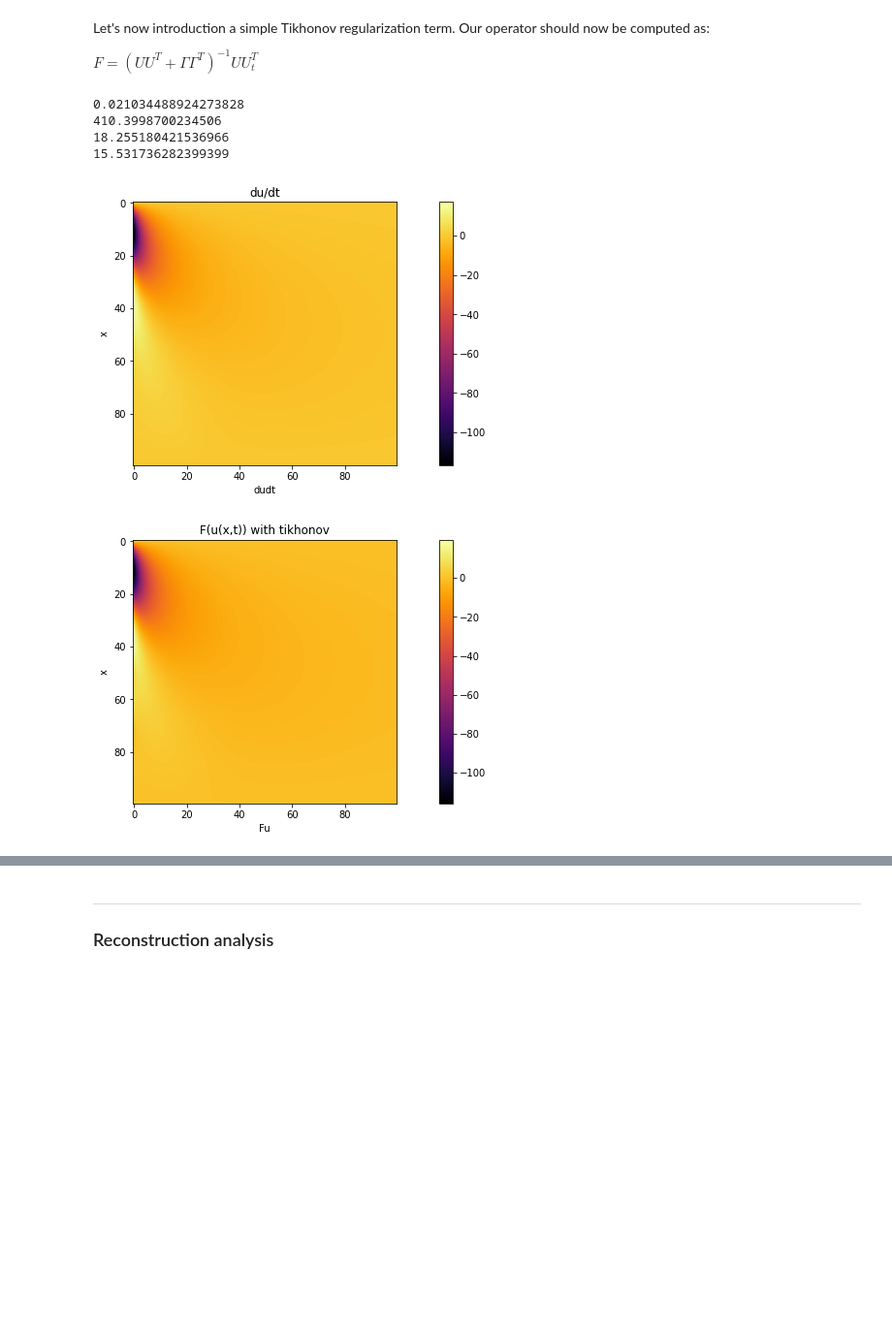
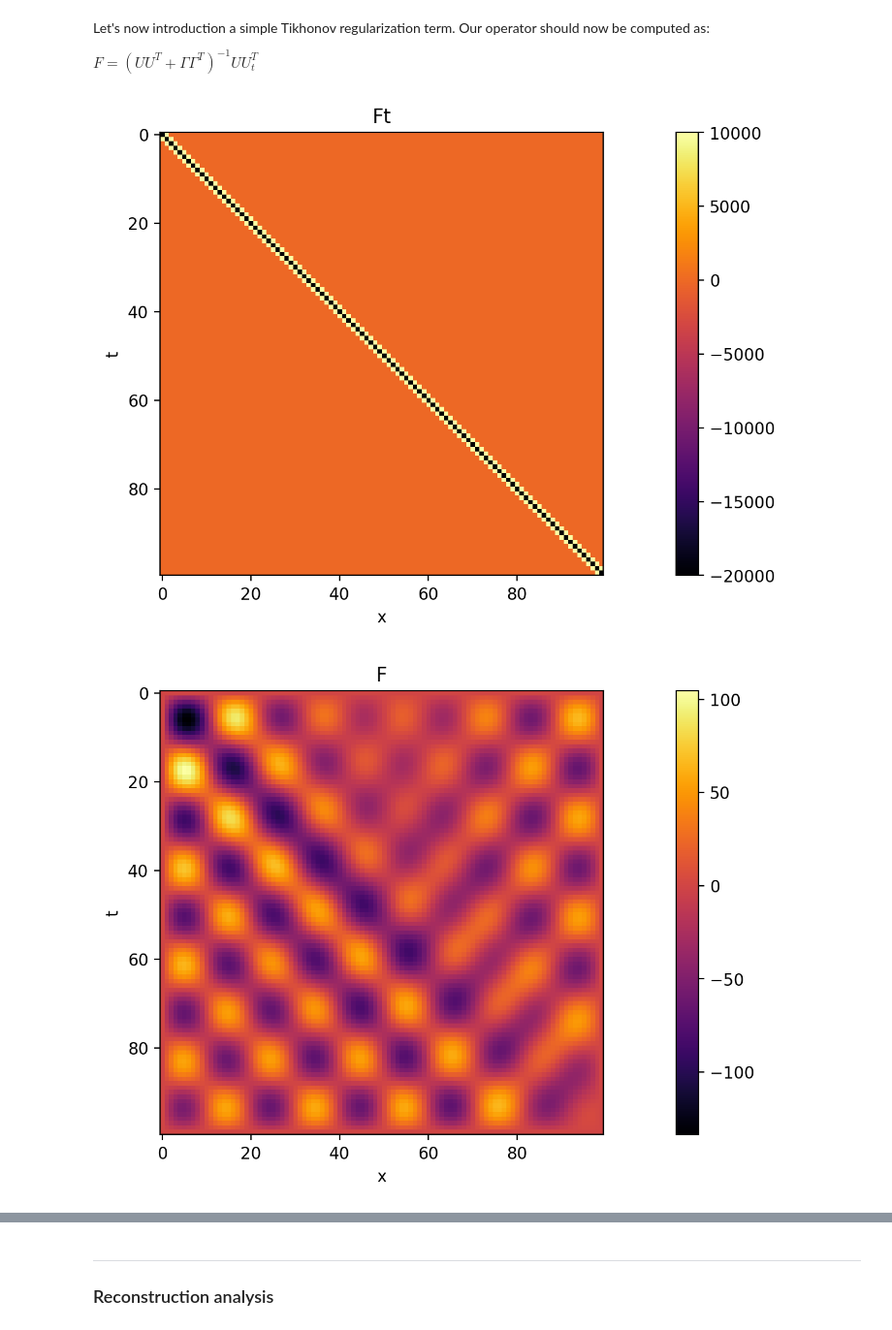
Before and after one commit to vdesgrange/closure-model, a Jupyter notebook: experiments/heat_equation_analytical_experiments.ipynb, the cells around one changed output, grey strips where cells are left out. Shown at 97% size. Cells and saved outputs as stored; diff of their text form; code cells hidden in the pictures; blank space fills up the shorter version.

```diff
--- a/experiments/heat_equation_analytical_experiments.ipynb
+++ b/experiments/heat_equation_analytical_experiments.ipynb
@@ -136,18 +141,10 @@ def get_F_with_Tikhonov(u, g_u): # Basically the same regularization used in the
 u, cn = get_heat(t_max, t_min, x_max, x_min, t_n, x_n, True)
 g_u = get_heat_grad_t(t_max, t_min, x_max, x_min, t_n, x_n, cn)
 F_tik = get_F_with_Tikhonov(u.T, g_u.T)
-
-show_state(g_u.T, 'du/dt', 'dudt', 'x')
-show_state(F_tik @ u.T, 'F(u(x,t)) with tikhonov', 'Fu', 'x')
-print(analyze_error(F_tik, u.T, g_u.T))
-
-print(np.mean(np.abs(Ft - F_tik)))
-print(np.mean(np.abs(F_tik - F)))
-print(np.mean(np.abs(F_tik - F2)))
-# %% [output]
-0.021034488924273828
-410.3998700234506
-18.255180421536966
-15.531736282399399
-[figure, removed]
-[figure, removed]
+# %%
+show_state(Ft, 'Ft')
+show_state(F, 'F')
+show_state(F2, 'F2')
+# %% [output]
+[figure, added]
+[figure, added]
```
Also changed, not shown: parts of 7 cells of this notebook, 2 other files.
